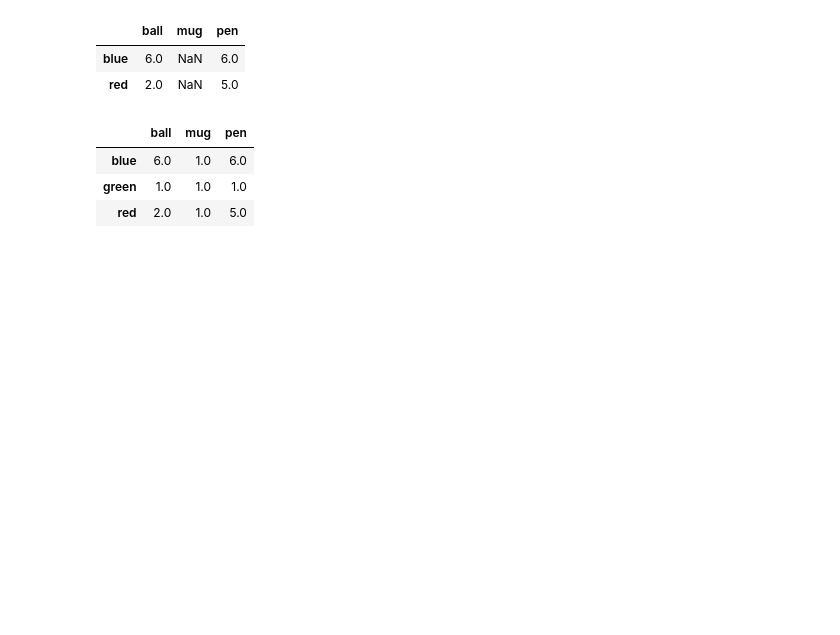
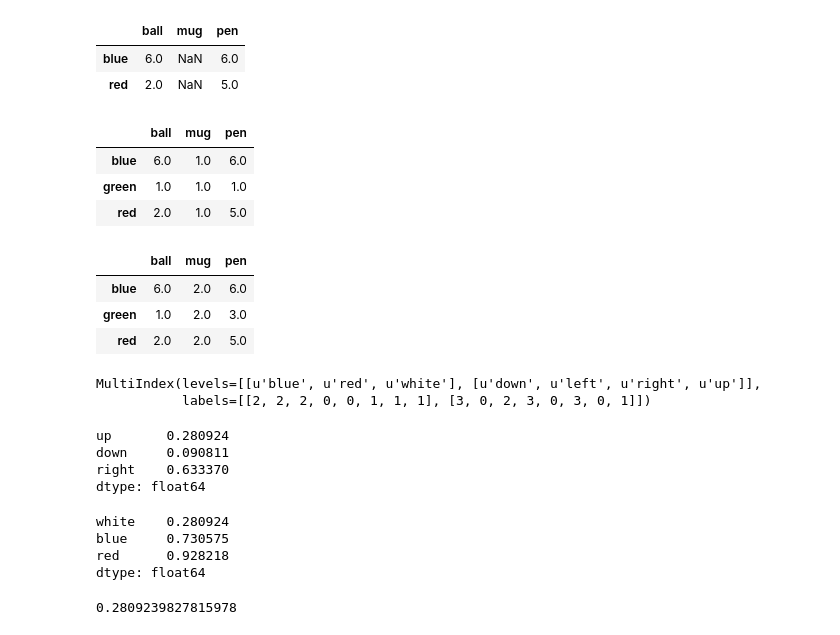
Before and after one commit to zhangminvip/python_data_analytics, a Jupyter notebook: dataframe_test.ipynb, the cells around one changed output. Saved outputs shown, nothing was run; the diff lists cells and outputs as text; code cells hidden in the pictures; blank space fills up the shorter version.

```diff
--- a/dataframe_test.ipynb
+++ b/dataframe_test.ipynb
@@ -679,3 +679,37 @@ frame3.fillna(1)
 | blue | 6.0 | 1.0 | 6.0 |
 | green | 1.0 | 1.0 | 1.0 |
 | red | 2.0 | 1.0 | 5.0 |
+# %%
+frame3.fillna({'ball':1,'mug':2,'pen':3})
+# %% [output]
+|  | ball | mug | pen |
+| blue | 6.0 | 2.0 | 6.0 |
+| green | 1.0 | 2.0 | 3.0 |
+| red | 2.0 | 2.0 | 5.0 |
+# %%
+import pandas as pd
+import numpy as np
+mser = pd.Series(np.random.rand(8), index=[['white','white','white','blue','blue','red','red','red'],
+                                          ['up','down','right','up','down','up','down','left']])
+mser.index
+# %% [output]
+MultiIndex(levels=[[u'blue', u'red', u'white'], [u'down', u'left', u'right', u'up']],
+           labels=[[2, 2, 2, 0, 0, 1, 1, 1], [3, 0, 2, 3, 0, 3, 0, 1]])
+# %%
+mser['white']
+# %% [output]
+up       0.280924
+down     0.090811
+right    0.633370
+dtype: float64
+# %%
+mser[:,'up']
+# %% [output]
+white    0.280924
+blue     0.730575
+red      0.928218
+dtype: float64
+# %%
+mser['white','up']
+# %% [output]
+0.2809239827815978
```
Also changed, not shown: parts of 5 cells of this notebook.
